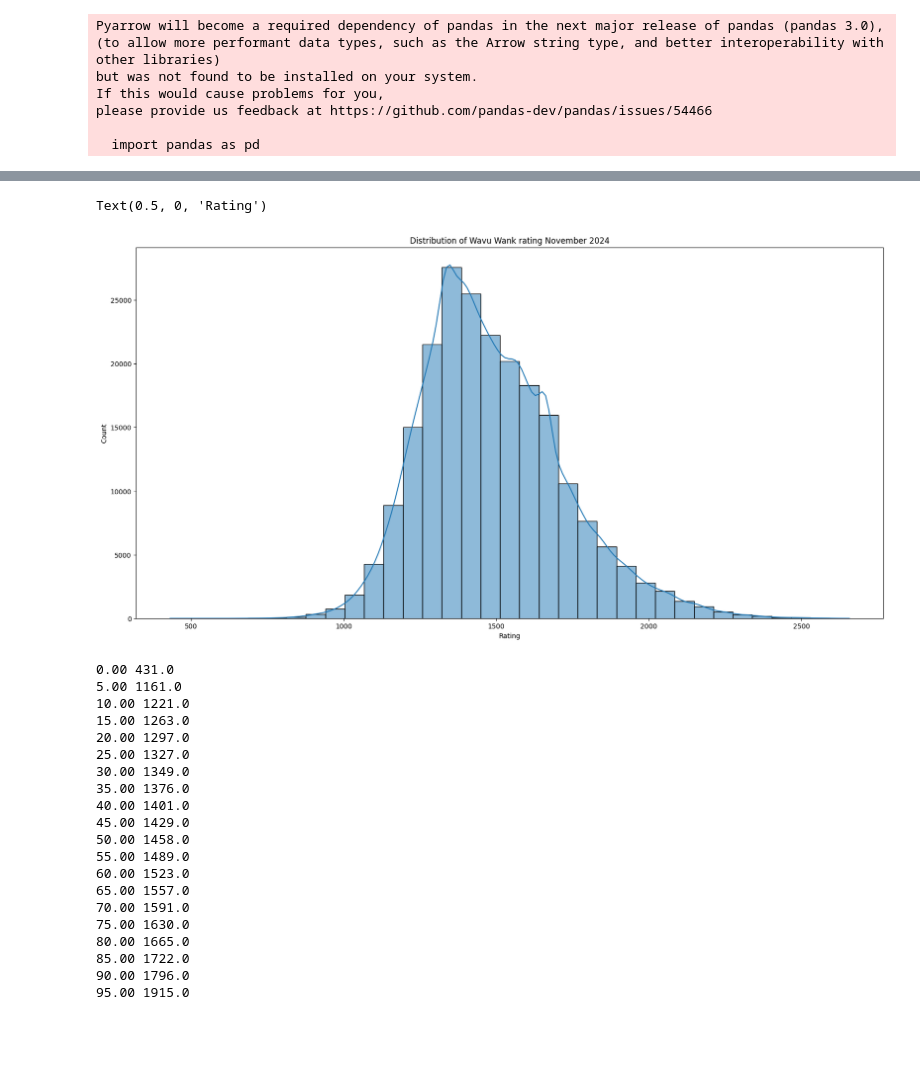
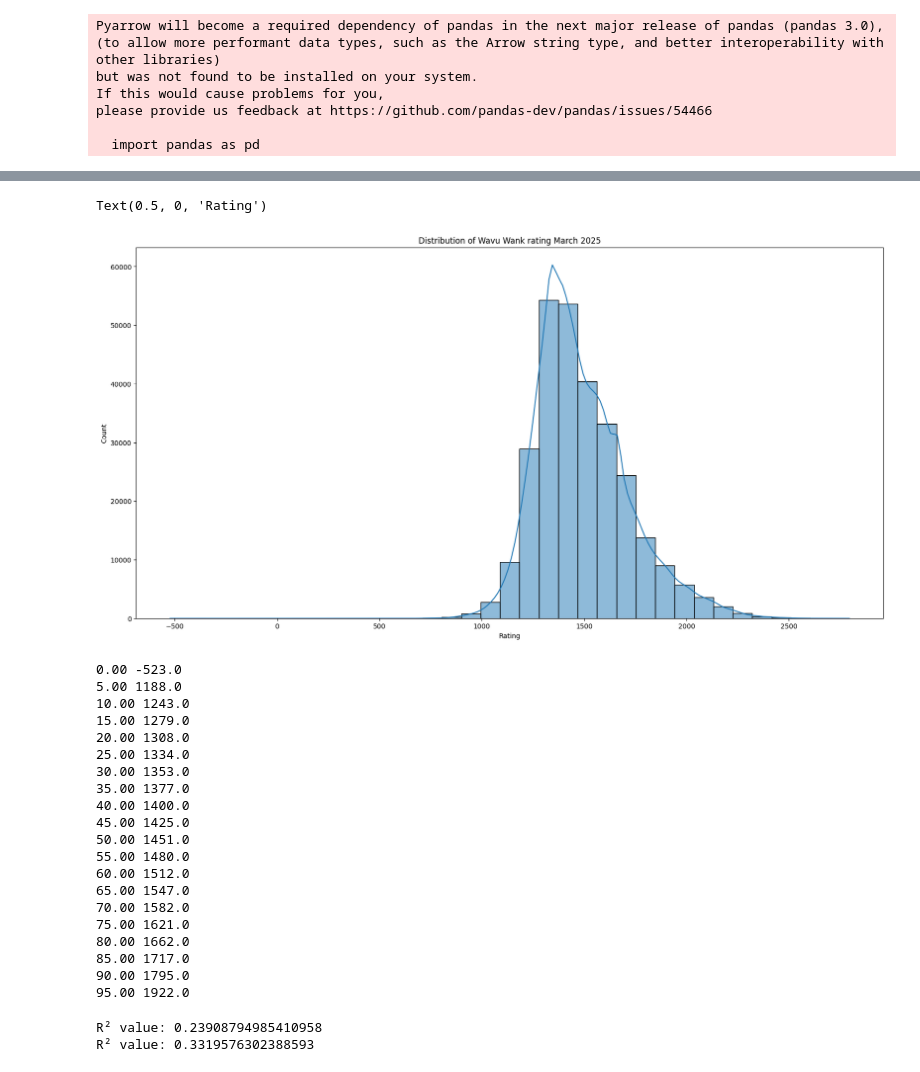
Before and after one commit to elgonio/TK8-thing, a Jupyter notebook: data_processing.ipynb, the cells around one changed output, grey strips where cells are left out. Saved outputs shown, nothing was run; the diff lists cells and outputs as text; code cells hidden in the pictures; blank space fills up the shorter version.

Commit message:
feat: march report

```diff
--- a/data_processing.ipynb
+++ b/data_processing.ipynb
@@ -21,6 +21,6 @@ from plotting import plot_win_rates, plot_most_popular_characters, plot_rank_dis
 # %%
 %matplotlib inline
 # %%
-jsons_directory = './output/data_7'
+jsons_directory = './output/data_8'
 master_df = read_data_into_dataframe_v2(jsons_directory)
 # %% [output]
@@ -54,3 +49,4 @@ player_df.head()
 # %%
+master_df.reset_index(inplace=True)
 master_df.to_csv('output/replays.csv')
 master_df.to_json('output/replays.json')
@@ -386,38 +503,69 @@ unique_players_df = pd.DataFrame.from_dict(unique_players, orient='index')
 # %%
 # let's plot a distibution of ratings
 plt.figure(figsize=(20, 10))
 sns.histplot(unique_players_df, x='rating', bins=35, kde=True)
-plt.title('Distribution of Wavu Wank rating November 2024')
+plt.title('Distribution of Wavu Wank rating March 2025')
 plt.xlabel('Rating')
 # %% [output]
 Text(0.5, 0, 'Rating')
-[figure, old version]
+[figure, new version]
 # %%
 # let's also get percentiles for the player ratings moving in steps of 5%
 
 for i in range(0,100,5):
     print("%.2f" % i, unique_players_df['rating'].quantile(i/100))
 # %% [output]
-0.00 431.0
-5.00 1161.0
-10.00 1221.0
-15.00 1263.0
-20.00 1297.0
-25.00 1327.0
-30.00 1349.0
-35.00 1376.0
-40.00 1401.0
-45.00 1429.0
-50.00 1458.0
-55.00 1489.0
-60.00 1523.0
-65.00 1557.0
-70.00 1591.0
-75.00 1630.0
-80.00 1665.0
-85.00 1722.0
-90.00 1796.0
-95.00 1915.0
+0.00 -523.0
+5.00 1188.0
+10.00 1243.0
+15.00 1279.0
+20.00 1308.0
+25.00 1334.0
+30.00 1353.0
+35.00 1377.0
+40.00 1400.0
+45.00 1425.0
+50.00 1451.0
+55.00 1480.0
+60.00 1512.0
+65.00 1547.0
+70.00 1582.0
+75.00 1621.0
+80.00 1662.0
+85.00 1717.0
+90.00 1795.0
+95.00 1922.0
+# %%
+from scipy.stats import linregress
+
+# Extract the rank and rating columns from the unique_players_df dataframe
+rank = unique_players_df['rank']
+rating = unique_players_df['rating']
+
+# Perform linear regression
+slope, intercept, r_value, p_value, std_err = linregress(rank, rating)
+
+# Calculate R² value
+r_squared = r_value**2
+
+print(f"R² value: {r_squared}")
+
+# now let's do the same using unique_players_df['tekken_power']
+
+# Extract the rank and rating columns from the unique_players_df dataframe
+tekken_power = unique_players_df['tekken_power']
+rating = unique_players_df['rating']
+
+# Perform linear regression
+slope, intercept, r_value, p_value, std_err = linregress(tekken_power, rating)
+
+# Calculate R² value
+r_squared = r_value**2
+
+print(f"R² value: {r_squared}")
+# %% [output]
+R² value: 0.23908794985410958
+R² value: 0.3319576302388593
 # %%
 # finally let's get character play rates by region
 
```
Also changed, not shown: parts of 25 cells of this notebook, 14 other files.
